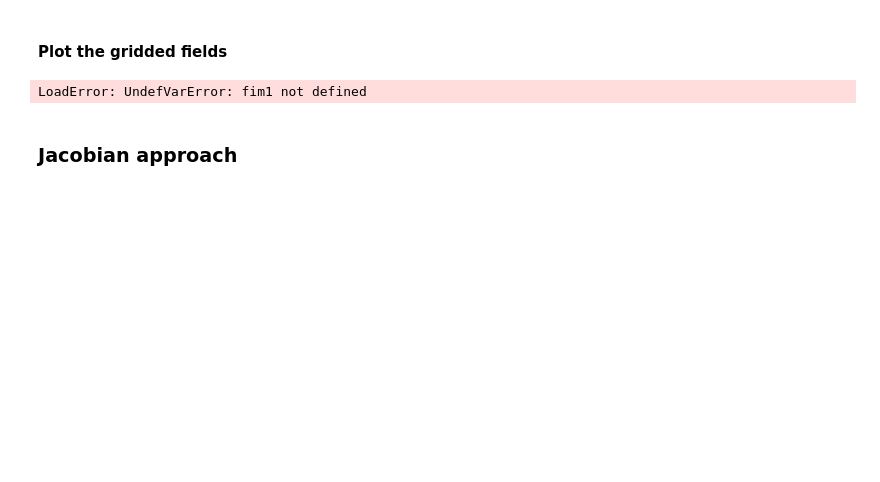
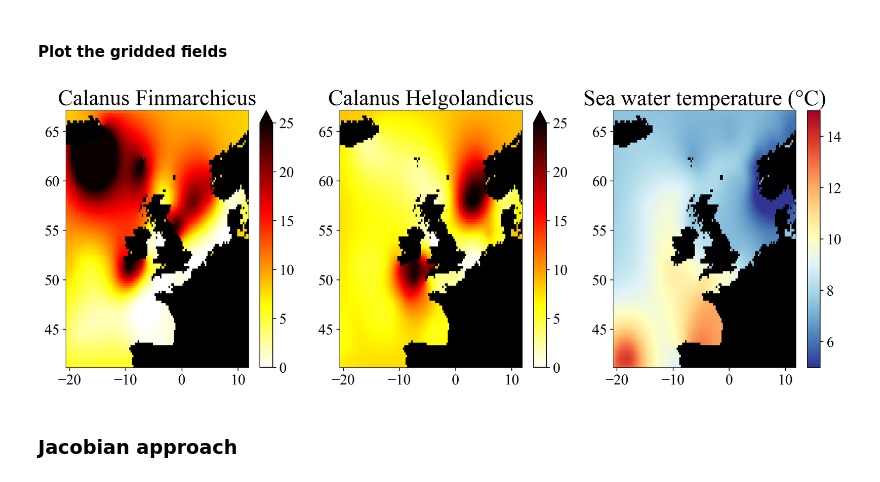
Before and after one commit to EMODnet/EMODnet-Biology-Interpolation-Calanus, a Jupyter notebook: analysis/interp_Calanus_multivariate.ipynb, the cells around one changed output. Drawn from its saved outputs; the diff is of its cells as text; code cells hidden in the pictures; blank space fills up the shorter version.

```diff
--- a/analysis/interp_Calanus_multivariate.ipynb
+++ b/analysis/interp_Calanus_multivariate.ipynb
@@ -381,32 +299,32 @@ LoadError: UndefVarError: lonmulti not defined
 # %%
 fig = plt.figure(figsize=(15, 5))
 ax = plt.subplot(131)
 pcm1 = ax.pcolormesh(xi[:,:,1], yi[:,:,1],
-    (fim1[:,:,1] .* calanus_finmarchicus_sel_std) .+ calanus_finmarchicus_sel_mean,
+    (fim1[:,:,1] .* calanus_finmarchicus_std) .+ calanus_finmarchicus_mean,
     vmin=0, vmax=25., cmap=plt.cm.hot_r, zorder=3)
 ax.pcolormesh(xi[:,:,1], yi[:,:,1], mask[:,:,1], cmap=plt.cm.binary_r, zorder=2)
 ax.set_title("Calanus Finmarchicus")
 cb = plt.colorbar(pcm1, extend="max")
 
 ax = plt.subplot(132)
 pcm2 = ax.pcolormesh(xi[:,:,1], yi[:,:,1],
-    (fim2[:,:,1] .* calanus_helgolandicus_sel_std) .+ calanus_helgolandicus_sel_mean,
+    (fim2[:,:,1] .* calanus_helgolandicus_std) .+ calanus_helgolandicus_mean,
     vmin=0, vmax=25., cmap=plt.cm.hot_r, zorder=3)
 ax.pcolormesh(xi[:,:,1], yi[:,:,1], mask, cmap=plt.cm.binary_r, zorder=2)
 ax.set_title("Calanus Helgolandicus")
 cb = plt.colorbar(pcm2, extend="max")
 
 ax = plt.subplot(133)
-pcm3 = ax.pcolormesh(xi[:,:,1], yi[:,:,1], (fim1[:,:,2] .* dataT_std) .+ mean(dataT), cmap=plt.cm.RdYlBu_r,
+pcm3 = ax.pcolormesh(xi[:,:,1], yi[:,:,1], (fim1[:,:,2] .* T_std) .+ T_mean, cmap=plt.cm.RdYlBu_r,
     zorder=3, vmin=Tmin, vmax=Tmax)
 ax.pcolormesh(xi[:,:,1], yi[:,:,1], mask, cmap=plt.cm.binary_r, zorder=2)
 ax.set_title("Sea water temperature (°C)")
 cb = plt.colorbar(pcm3)
 plt.savefig(joinpath(figdir, "multivariate_eof.png"), dpi=300, bbox_inches="tight")
 
 plt.show()
 # %% [output]
-LoadError: UndefVarError: fim1 not defined
+[figure, added]
 # %% [markdown]
 ### Jacobian approach
 # %%
```
Also changed, not shown: parts of 27 cells of this notebook.
